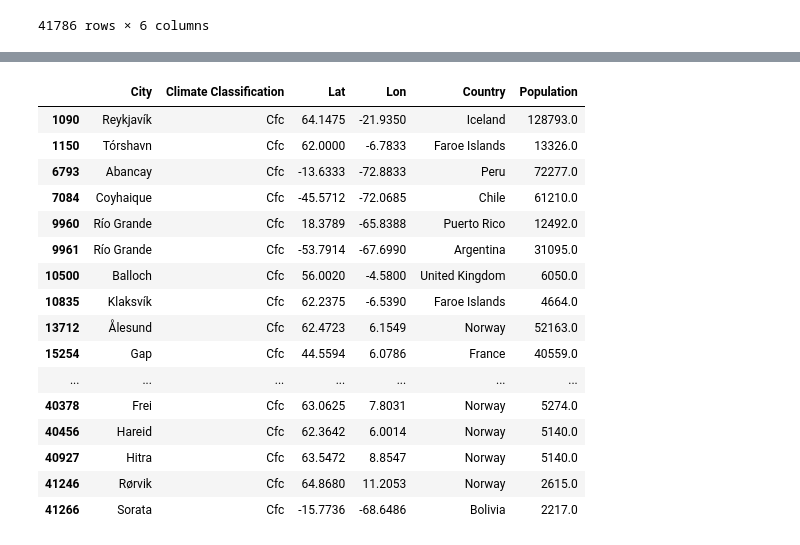
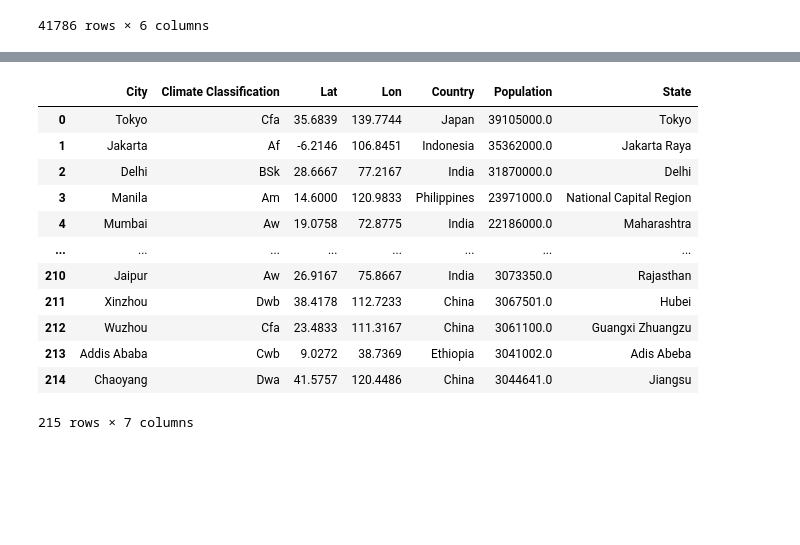
Before and after one commit to luonri11/project-1-repo, a Jupyter notebook: Pollution by climate zone.ipynb, the cells around one changed output, grey strips where cells are left out. Cells and saved outputs as stored; diff of their text form; code cells hidden in the pictures; blank space fills up the shorter version.

```diff
--- a/Pollution by climate zone.ipynb
+++ b/Pollution by climate zone.ipynb
@@ -4,0 +47,13 @@ import requests
+# %%
+country=[]
+for i in range(0,len(cities_states)):
+    try:
+        code=cities_states.loc[i,'country_code']
+        country_name=country_codes['Country'].loc[country_codes['Code']==code]
+        country.append(country_name.values[0])
+    except IndexError:
+        country.append("Index Error")
+# %%
+cities_states["Country"]=country
+cities_states=cities_states.rename(columns={"city_name":"City","region_name":"State"})
+cities_states
@@ -20,3 +90,13 @@ df
 | 41784 | Klyuchi | ET | 56.3000 | 160.8500 | Russia | 1089.0 |
 | 41785 | Besalampy | Aw | -16.7495 | 44.4833 | Madagascar | 1022.0 |
 41786 rows × 6 columns
+# %%
+states=[]
+for i in range(0,len(df)):
+    try:
+        country=df.loc[i,'Country']
+        city=df.loc[i,'City']
+        state_name=cities_states['State'].loc[(cities_states['City']==city) & (cities_states['Country']==country)]
+        states.append(state_name.values[0])
+    except IndexError:
+        states.append("Index Error")
@@ -22,0 +123,4 @@ df
+# %%
+df["State"]=states
+df=df[df["State"].str.contains("Index Error")==False]
+df
@@ -44,25 +163,21 @@ all_climates
  'Cwc']
 # %%
-pop_max= 7000000
-pop_min= 1
-classification = ["Cfc"]
-
-df.loc[(df['Climate Classification'].isin(classification)) & (df['Population'] >=pop_min) & (df['Population'] < pop_max)]
+#filter dataframe as required. This instance, going to compare all large cities (>=3,000,000  pop)
+pop= 3000000
+classification = all_climates
+df_large_cities=df.loc[(df['Climate Classification'].isin(classification)) & (df['Population'] >=pop)]
+df_large_cities.reset_index(drop=True)
 # %% [output]
-|  | City | Climate Classification | Lat | Lon | Country | Population |
-| 1090 | Reykjavík | Cfc | 64.1475 | -21.9350 | Iceland | 128793.0 |
-| 1150 | Tórshavn | Cfc | 62.0000 | -6.7833 | Faroe Islands | 13326.0 |
-| 6793 | Abancay | Cfc | -13.6333 | -72.8833 | Peru | 72277.0 |
-| 7084 | Coyhaique | Cfc | -45.5712 | -72.0685 | Chile | 61210.0 |
-| 9960 | Río Grande | Cfc | 18.3789 | -65.8388 | Puerto Rico | 12492.0 |
-| 9961 | Río Grande | Cfc | -53.7914 | -67.6990 | Argentina | 31095.0 |
-| 10500 | Balloch | Cfc | 56.0020 | -4.5800 | United Kingdom | 6050.0 |
-| 10835 | Klaksvík | Cfc | 62.2375 | -6.5390 | Faroe Islands | 4664.0 |
-| 13712 | Ålesund | Cfc | 62.4723 | 6.1549 | Norway | 52163.0 |
-| 15254 | Gap | Cfc | 44.5594 | 6.0786 | France | 40559.0 |
-| ... | ... | ... | ... | ... | ... | ... |
-| 40378 | Frei | Cfc | 63.0625 | 7.8031 | Norway | 5274.0 |
-| 40456 | Hareid | Cfc | 62.3642 | 6.0014 | Norway | 5140.0 |
-| 40927 | Hitra | Cfc | 63.5472 | 8.8547 | Norway | 5140.0 |
-| 41246 | Rørvik | Cfc | 64.8680 | 11.2053 | Norway | 2615.0 |
-| 41266 | Sorata | Cfc | -15.7736 | -68.6486 | Bolivia | 2217.0 |
+|  | City | Climate Classification | Lat | Lon | Country | Population | State |
+| 0 | Tokyo | Cfa | 35.6839 | 139.7744 | Japan | 39105000.0 | Tokyo |
+| 1 | Jakarta | Af | -6.2146 | 106.8451 | Indonesia | 35362000.0 | Jakarta Raya |
+| 2 | Delhi | BSk | 28.6667 | 77.2167 | India | 31870000.0 | Delhi |
+| 3 | Manila | Am | 14.6000 | 120.9833 | Philippines | 23971000.0 | National Capital Region |
+| 4 | Mumbai | Aw | 19.0758 | 72.8775 | India | 22186000.0 | Maharashtra |
+| ... | ... | ... | ... | ... | ... | ... | ... |
+| 210 | Jaipur | Aw | 26.9167 | 75.8667 | India | 3073350.0 | Rajasthan |
+| 211 | Xinzhou | Dwb | 38.4178 | 112.7233 | China | 3067501.0 | Hubei |
+| 212 | Wuzhou | Cfa | 23.4833 | 111.3167 | China | 3061100.0 | Guangxi Zhuangzu |
+| 213 | Addis Ababa | Cwb | 9.0272 | 38.7369 | Ethiopia | 3041002.0 | Adis Abeba |
+| 214 | Chaoyang | Dwa | 41.5757 | 120.4486 | China | 3044641.0 | Jiangsu |
+215 rows × 7 columns
```
Also changed, not shown: parts of 19 cells of this notebook, 1 other file.
